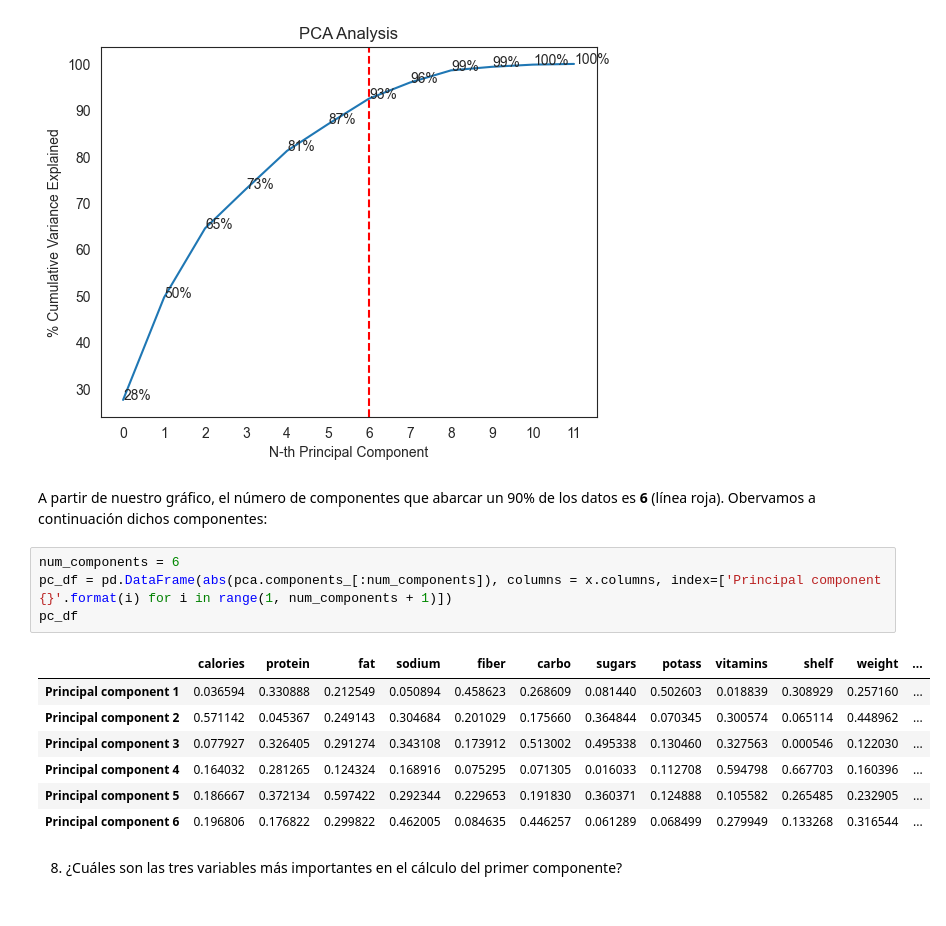
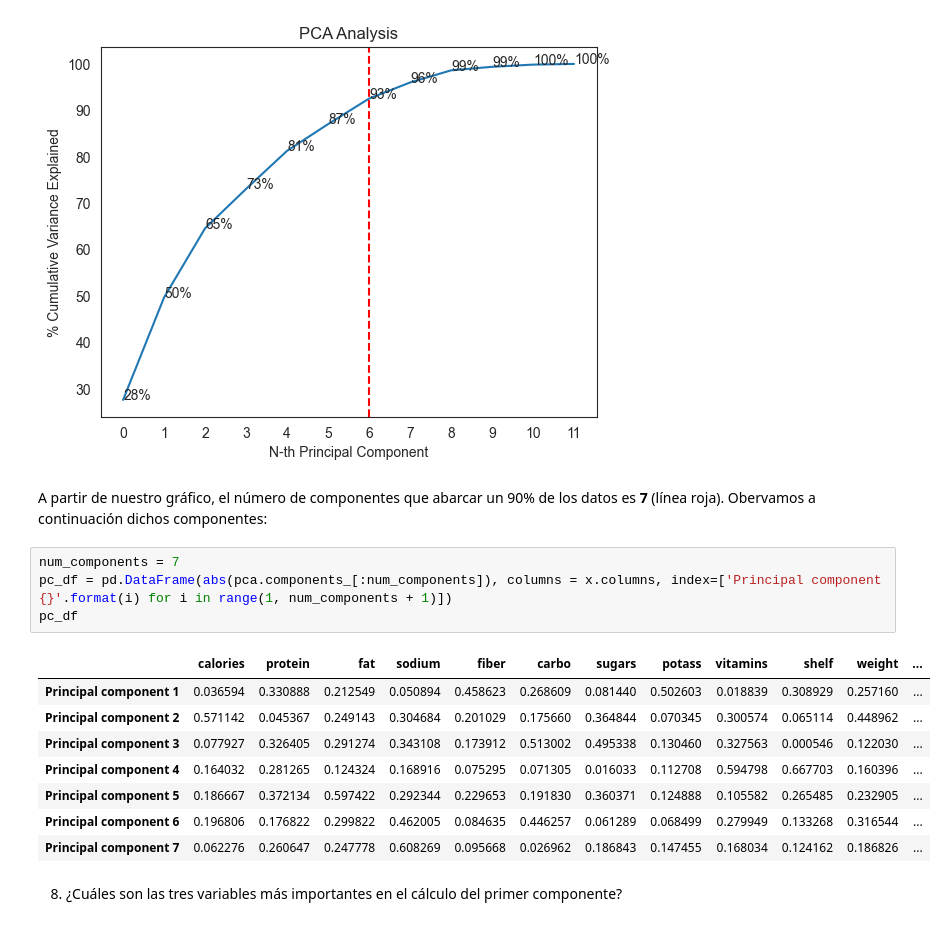
Before and after one commit to Hillelman/ciencia-de-datos-equipo, a Jupyter notebook: actividad-7/Actividad7PCA.ipynb, the cells around one changed output. Drawn from its saved outputs; the diff is of its cells as text.

```diff
--- a/actividad-7/Actividad7PCA.ipynb
+++ b/actividad-7/Actividad7PCA.ipynb
@@ -423,19 +423,20 @@ plt.show()
 # %% [output]
 [figure]
 # %% [markdown]
-A partir de nuestro gráfico, el número de componentes que abarcar un 90% de los datos es **6** (línea roja). Obervamos a continuación dichos componentes:
+A partir de nuestro gráfico, el número de componentes que abarcar un 90% de los datos es **7** (línea roja). Obervamos a continuación dichos componentes:
 # %%
-num_components = 6
+num_components = 7
 pc_df = pd.DataFrame(abs(pca.components_[:num_components]), columns = x.columns, index=['Principal component {}'.format(i) for i in range(1, num_components + 1)])
 pc_df
 # %% [output]
 |  | calories | protein | fat | sodium | fiber | carbo | sugars | potass | vitamins | shelf | weight | ... |
 | Principal component 1 | 0.036594 | 0.330888 | 0.212549 | 0.050894 | 0.458623 | 0.268609 | 0.081440 | 0.502603 | 0.018839 | 0.308929 | 0.257160 | ... |
 | Principal component 2 | 0.571142 | 0.045367 | 0.249143 | 0.304684 | 0.201029 | 0.175660 | 0.364844 | 0.070345 | 0.300574 | 0.065114 | 0.448962 | ... |
 | Principal component 3 | 0.077927 | 0.326405 | 0.291274 | 0.343108 | 0.173912 | 0.513002 | 0.495338 | 0.130460 | 0.327563 | 0.000546 | 0.122030 | ... |
 | Principal component 4 | 0.164032 | 0.281265 | 0.124324 | 0.168916 | 0.075295 | 0.071305 | 0.016033 | 0.112708 | 0.594798 | 0.667703 | 0.160396 | ... |
 | Principal component 5 | 0.186667 | 0.372134 | 0.597422 | 0.292344 | 0.229653 | 0.191830 | 0.360371 | 0.124888 | 0.105582 | 0.265485 | 0.232905 | ... |
 | Principal component 6 | 0.196806 | 0.176822 | 0.299822 | 0.462005 | 0.084635 | 0.446257 | 0.061289 | 0.068499 | 0.279949 | 0.133268 | 0.316544 | ... |
+| Principal component 7 | 0.062276 | 0.260647 | 0.247778 | 0.608269 | 0.095668 | 0.026962 | 0.186843 | 0.147455 | 0.168034 | 0.124162 | 0.186826 | ... |
 # %% [markdown]
 8. ¿Cuáles son las tres variables más importantes en el cálculo del primer componente?
 # %%
```
Also changed, not shown: parts of 1 cell of this notebook, 1 other file.
